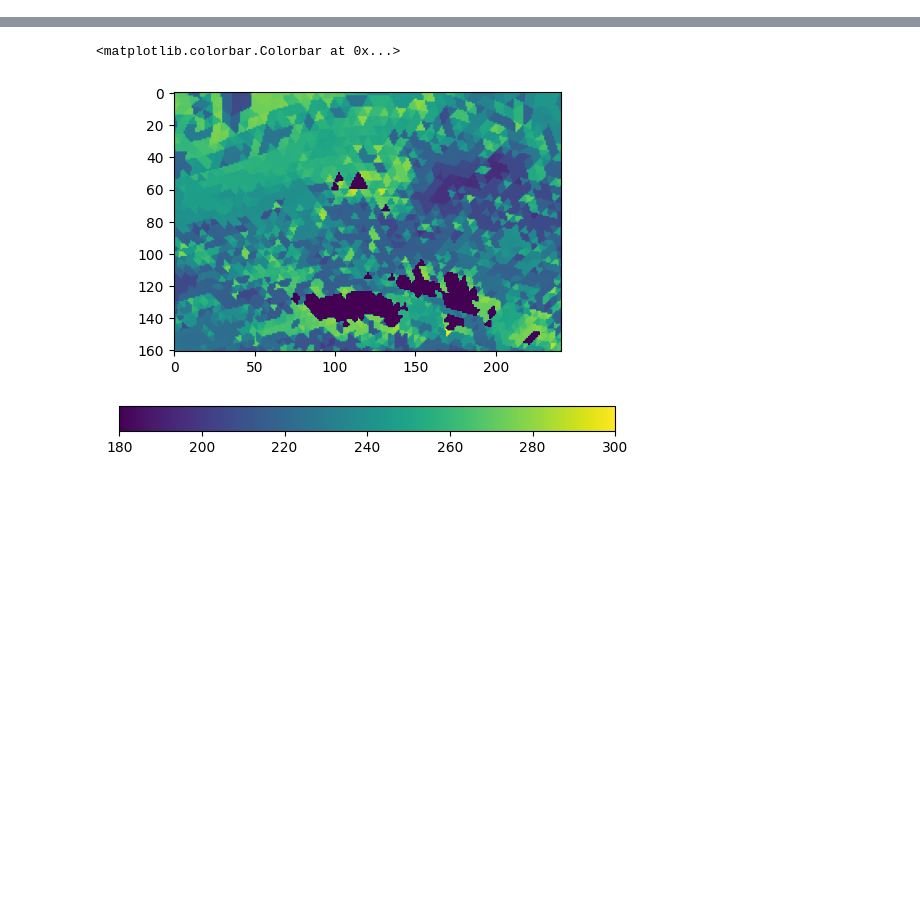
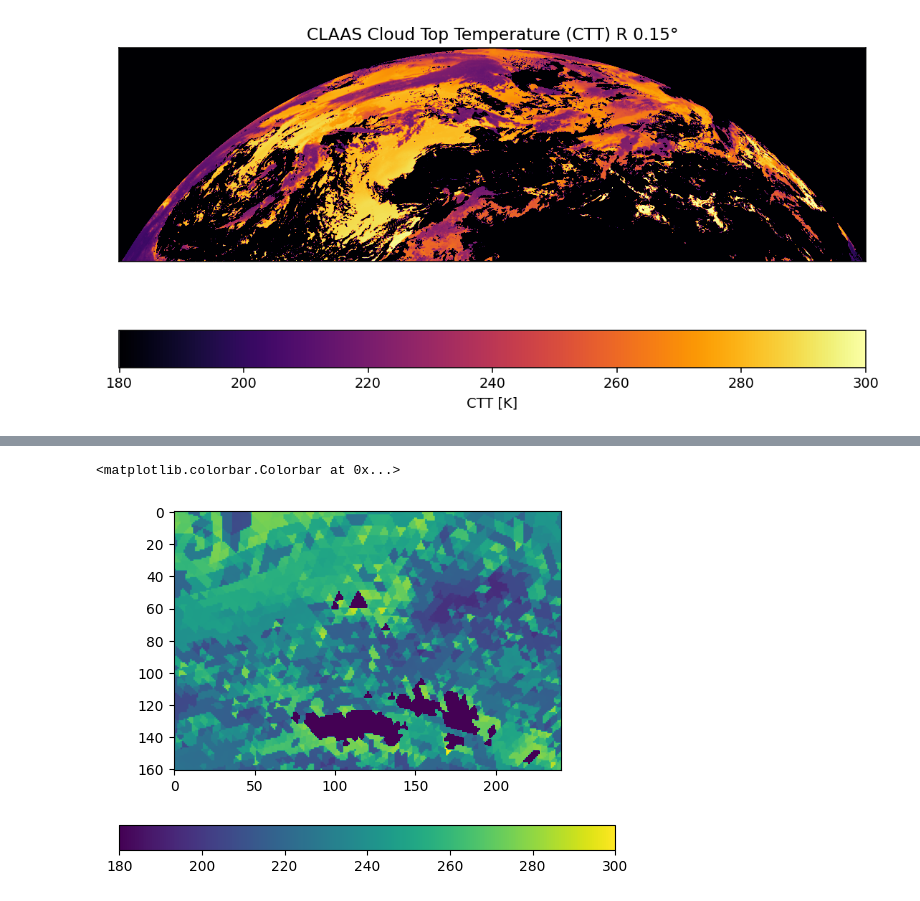
Before and after one commit to DragomirNikolov/MSGI, a Jupyter notebook: development/test_projections.ipynb, the cells around one changed output, grey strips where cells are left out. Saved outputs shown, nothing was run; the diff lists cells and outputs as text; code cells hidden in the pictures; blank space fills up the shorter version.

```diff
--- a/development/test_projections.ipynb
+++ b/development/test_projections.ipynb
@@ -5,4 +22,20 @@ import matplotlib.pyplot as plt
 conic = xr.open_dataset("/wolke_scratch/dnikolo/ICON_Data/aux_tools/out_conic.nc")
 curvilinear = xr.open_dataset("/wolke_scratch/dnikolo/ICON_Data/aux_tools/out_curvilinear.nc")
 mercador = xr.open_dataset("/wolke_scratch/dnikolo/ICON_Data/Nudged_run_cph_05_03/resample_test/remap_laf_whole_ryan_nudged_test_v0203_ctp_2d_ml_20080901T000000Z.nc")
+# %%
+satellite = xr.open_dataset("/wolke_scratch/dnikolo/CLAAS_Data/np/2007/09/01/CTXin20070901001500405SVMSG01MD.nc")
+# %%
+sat_ctt = satellite.ctt.isel(time=0).values
+sat_ctt[np.isnan(sat_ctt)] = 0
+
+fig, ax = plt.subplots(figsize=(8, 5), dpi=140)
+im = ax.imshow(sat_ctt, vmin=180, vmax=300, cmap="inferno")
+ax.set_xticks([])
+ax.set_yticks([])
+cb = fig.colorbar(im, ax=ax, orientation="horizontal",label="CTT [K]")
+ax.set_title("CLAAS Cloud Top Temperature (CTT) R 0.15°")
+plt.tight_layout()
+plt.show()
+# %% [output]
+[figure, added]
 # %%
```
Also changed, not shown: parts of 17 cells of this notebook, 27 other files.
